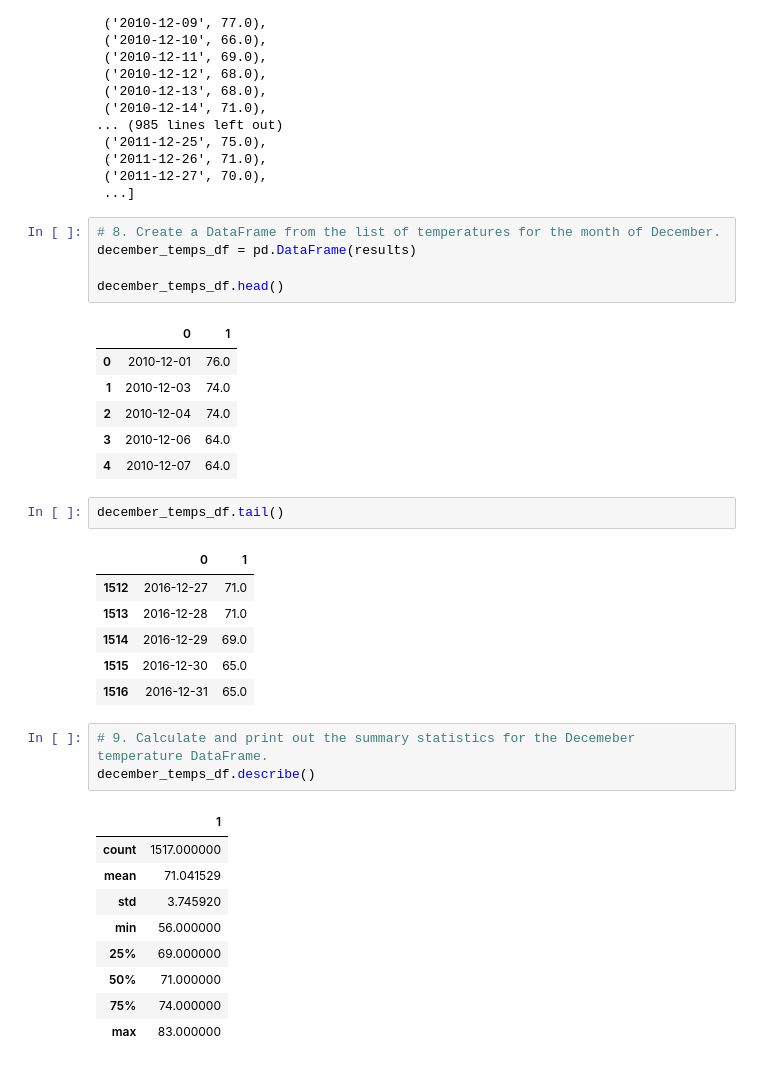
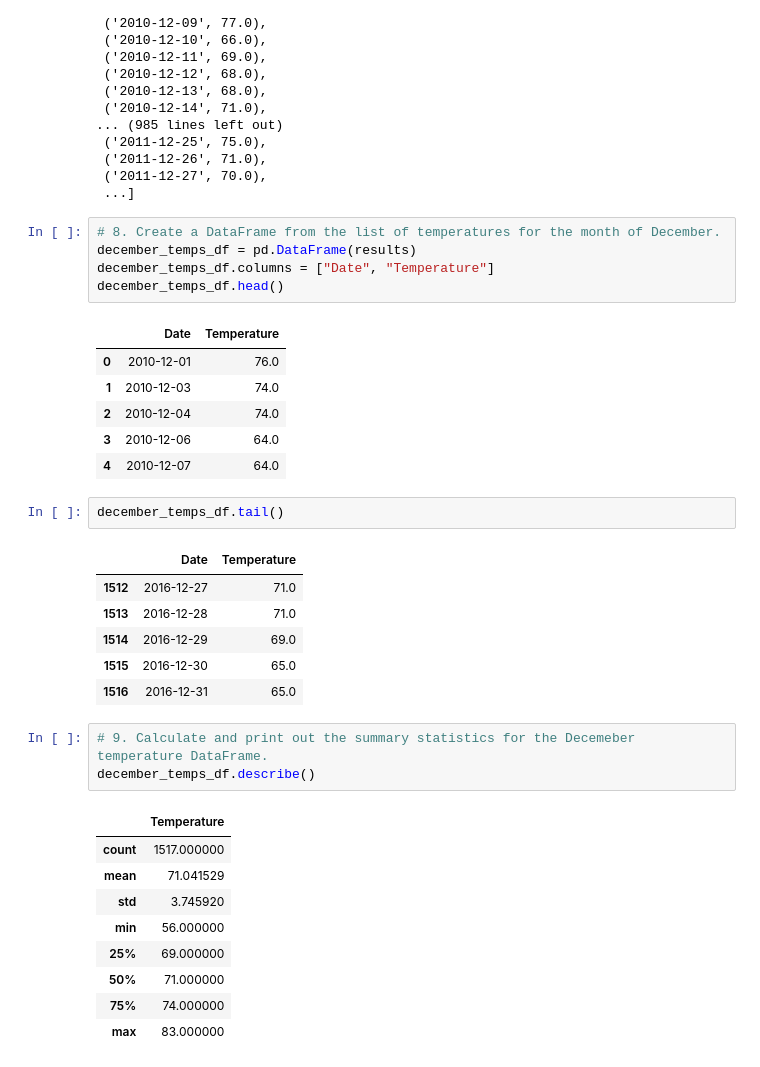
Before and after one commit to clarkb21/surfs_up, a Jupyter notebook: SurfsUp_Challenge.ipynb, the cells around one changed output. Cells and saved outputs as stored; diff of their text form.

```diff
--- a/SurfsUp_Challenge.ipynb
+++ b/SurfsUp_Challenge.ipynb
@@ -117,10 +118,10 @@ results.all()
 # %%
 # 8. Create a DataFrame from the list of temperatures for the month of December.
 december_temps_df = pd.DataFrame(results)
-
+december_temps_df.columns = ["Date", "Temperature"]
 december_temps_df.head()
 # %% [output]
-|  | 0 | 1 |
+|  | Date | Temperature |
 | 0 | 2010-12-01 | 76.0 |
 | 1 | 2010-12-03 | 74.0 |
 | 2 | 2010-12-04 | 74.0 |
@@ -129,7 +130,7 @@ december_temps_df.head()
 # %%
 december_temps_df.tail()
 # %% [output]
-|  | 0 | 1 |
+|  | Date | Temperature |
 | 1512 | 2016-12-27 | 71.0 |
 | 1513 | 2016-12-28 | 71.0 |
 | 1514 | 2016-12-29 | 69.0 |
@@ -139,7 +140,7 @@ december_temps_df.tail()
 # 9. Calculate and print out the summary statistics for the Decemeber temperature DataFrame.
 december_temps_df.describe()
 # %% [output]
-|  | 1 |
+|  | Temperature |
 | count | 1517.000000 |
 | mean | 71.041529 |
 | std | 3.745920 |
```
Also changed, not shown: parts of 3 cells of this notebook.
